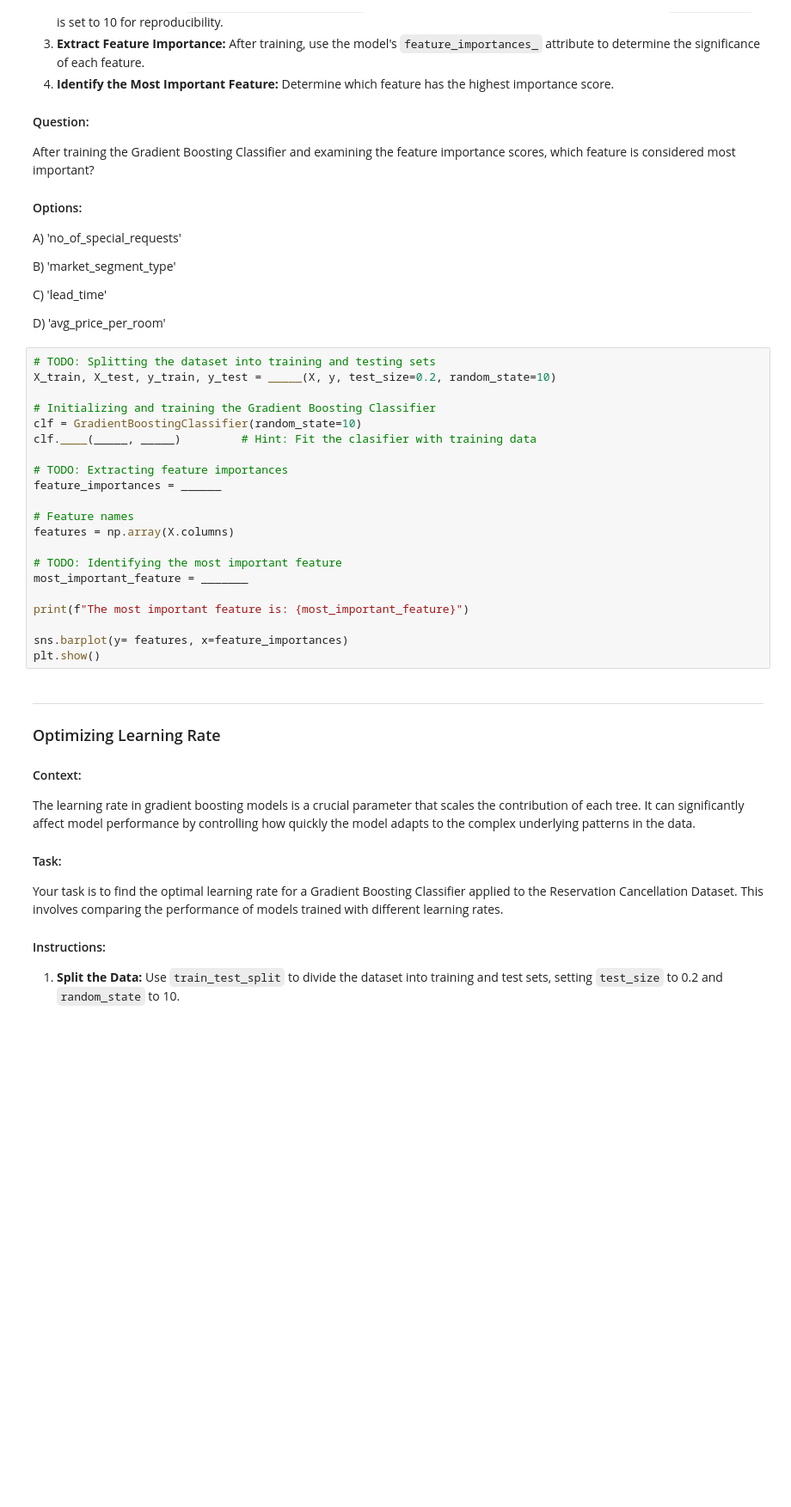
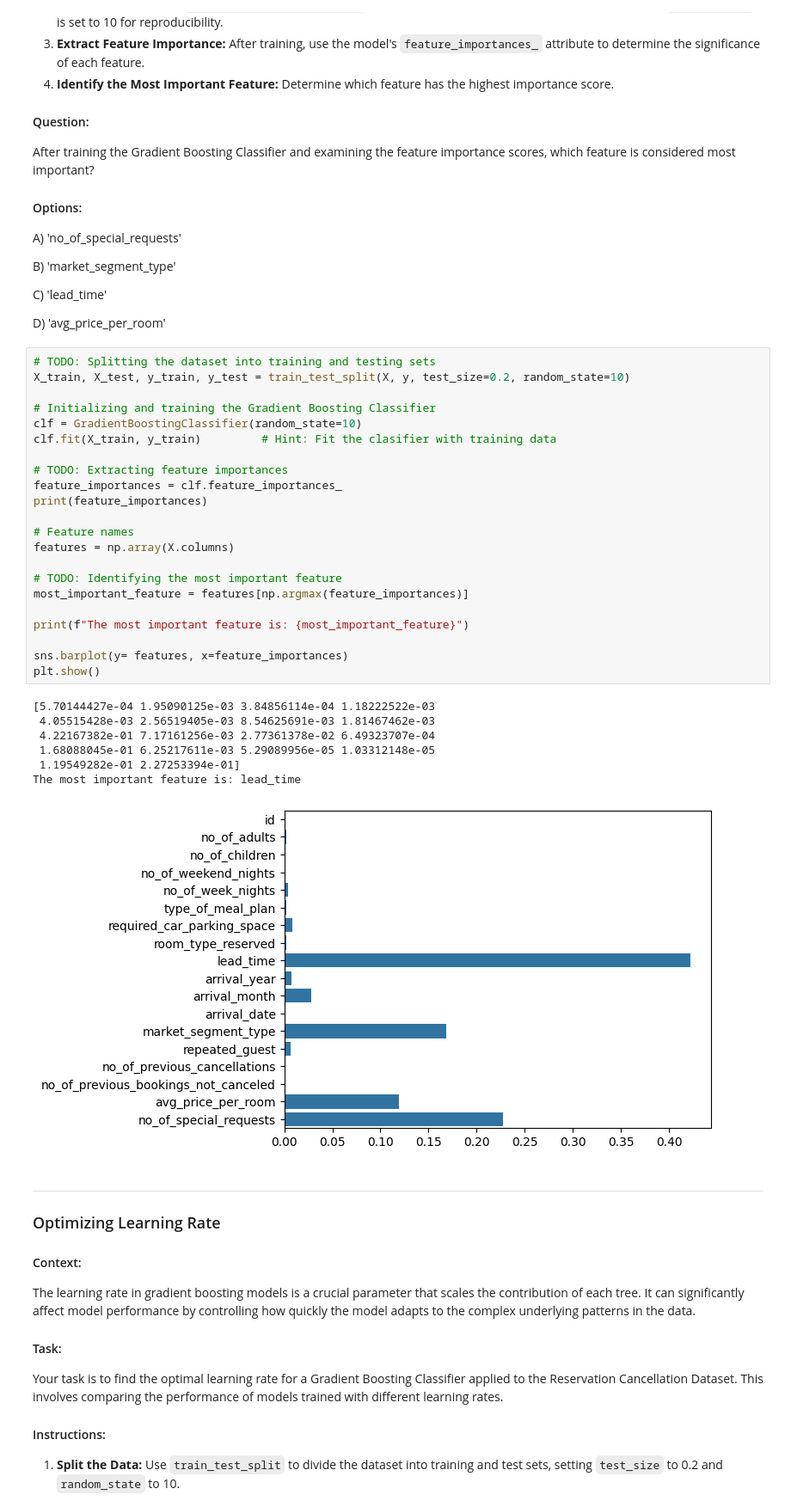
Before and after one commit to srj1407/Data_Science_and_ML, a Jupyter notebook: Case_Study_boosting.ipynb, the cells around one changed output. Shown at 86% size. Cells and saved outputs as stored; diff of their text form; blank space fills up the shorter version.

```diff
--- a/Case_Study_boosting.ipynb
+++ b/Case_Study_boosting.ipynb
@@ -598,25 +598,34 @@ C) 'lead_time'
 D) 'avg_price_per_room'
 # %%
 # TODO: Splitting the dataset into training and testing sets
-X_train, X_test, y_train, y_test = _____(X, y, test_size=0.2, random_state=10)
+X_train, X_test, y_train, y_test = train_test_split(X, y, test_size=0.2, random_state=10)
 
 # Initializing and training the Gradient Boosting Classifier
 clf = GradientBoostingClassifier(random_state=10)
-clf.____(_____, _____)         # Hint: Fit the clasifier with training data
+clf.fit(X_train, y_train)         # Hint: Fit the clasifier with training data
 
 # TODO: Extracting feature importances
-feature_importances = ______
+feature_importances = clf.feature_importances_
+print(feature_importances)
 
 # Feature names
 features = np.array(X.columns)
 
 # TODO: Identifying the most important feature
-most_important_feature = _______
+most_important_feature = features[np.argmax(feature_importances)]
 
 print(f"The most important feature is: {most_important_feature}")
 
 sns.barplot(y= features, x=feature_importances)
 plt.show()
+# %% [output]
+[5.70144427e-04 1.95090125e-03 3.84856114e-04 1.18222522e-03
+ 4.05515428e-03 2.56519405e-03 8.54625691e-03 1.81467462e-03
+ 4.22167382e-01 7.17161256e-03 2.77361378e-02 6.49323707e-04
+ 1.68088045e-01 6.25217611e-03 5.29089956e-05 1.03312148e-05
+ 1.19549282e-01 2.27253394e-01]
+The most important feature is: lead_time
+[figure, added]
 # %% [markdown]
 
 
```
Also changed, not shown: parts of 10 cells of this notebook.
